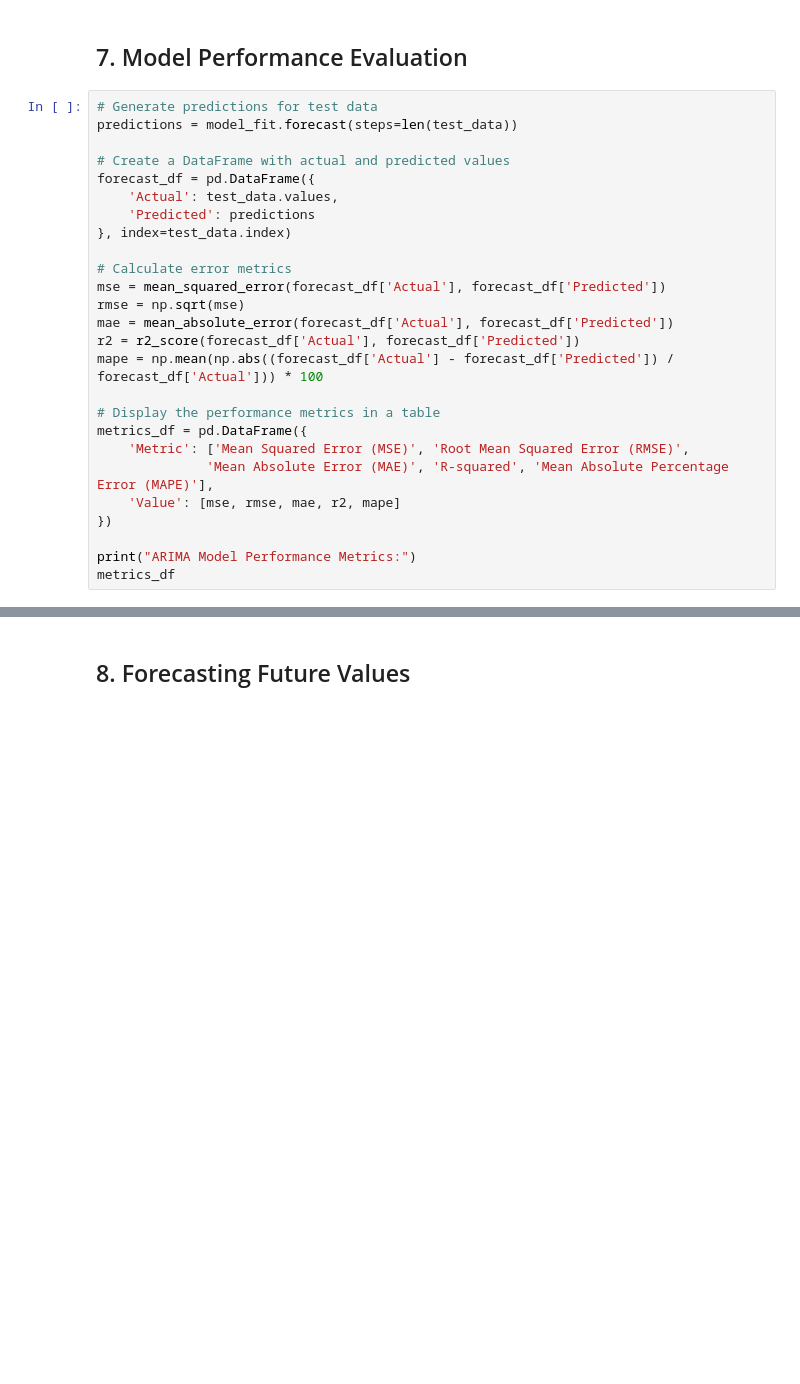
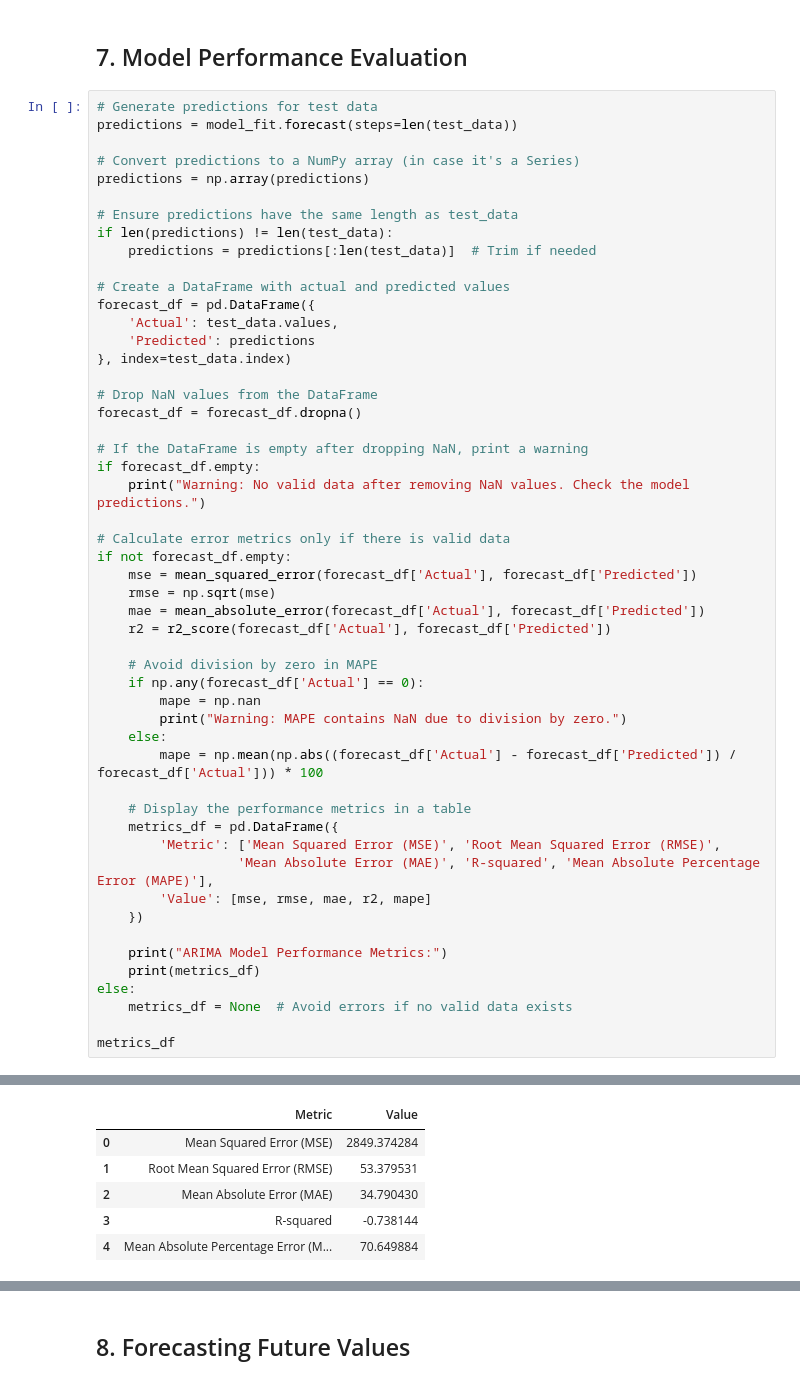
Before and after one commit to EverGarden13/Data-analysis-of-Nvidia-Stock-Price, a Jupyter notebook: TS.ipynb, the cells around one changed output, grey strips where cells are left out. Drawn from its saved outputs; the diff is of its cells as text; blank space fills up the shorter version.

```diff
--- a/TS.ipynb
+++ b/TS.ipynb
@@ -174,6 +301,13 @@ print(model_fit.summary())
 # %%
 # Generate predictions for test data
 predictions = model_fit.forecast(steps=len(test_data))
+
+# Convert predictions to a NumPy array (in case it's a Series)
+predictions = np.array(predictions)
+
+# Ensure predictions have the same length as test_data
+if len(predictions) != len(test_data):
+    predictions = predictions[:len(test_data)]  # Trim if needed
 
 # Create a DataFrame with actual and predicted values
 forecast_df = pd.DataFrame({
@@ -181,19 +315,38 @@ forecast_df = pd.DataFrame({
     'Predicted': predictions
 }, index=test_data.index)
 
-# Calculate error metrics
-mse = mean_squared_error(forecast_df['Actual'], forecast_df['Predicted'])
-rmse = np.sqrt(mse)
-mae = mean_absolute_error(forecast_df['Actual'], forecast_df['Predicted'])
-r2 = r2_score(forecast_df['Actual'], forecast_df['Predicted'])
-mape = np.mean(np.abs((forecast_df['Actual'] - forecast_df['Predicted']) / forecast_df['Actual'])) * 100
+# Drop NaN values from the DataFrame
+forecast_df = forecast_df.dropna()
 
-# Display the performance metrics in a table
-metrics_df = pd.DataFrame({
-    'Metric': ['Mean Squared Error (MSE)', 'Root Mean Squared Error (RMSE)',
-              'Mean Absolute Error (MAE)', 'R-squared', 'Mean Absolute Percentage Error (MAPE)'],
-    'Value': [mse, rmse, mae, r2, mape]
-})
+# If the DataFrame is empty after dropping NaN, print a warning
+if forecast_df.empty:
+    print("Warning: No valid data after removing NaN values. Check the model predictions.")
 
-print("ARIMA Model Performance Metrics:")
+# Calculate error metrics only if there is valid data
+if not forecast_df.empty:
+    mse = mean_squared_error(forecast_df['Actual'], forecast_df['Predicted'])
+    rmse = np.sqrt(mse)
+    mae = mean_absolute_error(forecast_df['Actual'], forecast_df['Predicted'])
+    r2 = r2_score(forecast_df['Actual'], forecast_df['Predicted'])
+
+    # Avoid division by zero in MAPE
+    if np.any(forecast_df['Actual'] == 0):
+        mape = np.nan
+        print("Warning: MAPE contains NaN due to division by zero.")
+    else:
+        mape = np.mean(np.abs((forecast_df['Actual'] - forecast_df['Predicted']) / forecast_df['Actual'])) * 100
+
+    # Display the performance metrics in a table
+    metrics_df = pd.DataFrame({
+        'Metric': ['Mean Squared Error (MSE)', 'Root Mean Squared Error (RMSE)',
+                  'Mean Absolute Error (MAE)', 'R-squared', 'Mean Absolute Percentage Error (MAPE)'],
+        'Value': [mse, rmse, mae, r2, mape]
+    })
+
+    print("ARIMA Model Performance Metrics:")
+    print(metrics_df)
+else:
+    metrics_df = None  # Avoid errors if no valid data exists
+
 metrics_df
+# %% [output]
@@ -200,3 +360,9 @@ metrics_df
+|  | Metric | Value |
+| 0 | Mean Squared Error (MSE) | 2849.374284 |
+| 1 | Root Mean Squared Error (RMSE) | 53.379531 |
+| 2 | Mean Absolute Error (MAE) | 34.790430 |
+| 3 | R-squared | -0.738144 |
+| 4 | Mean Absolute Percentage Error (M... | 70.649884 |
 # %%
 # Plot the actual vs predicted values
 plt.figure(figsize=(14, 7))
```
Also changed, not shown: parts of 18 cells of this notebook, 17 other files.
